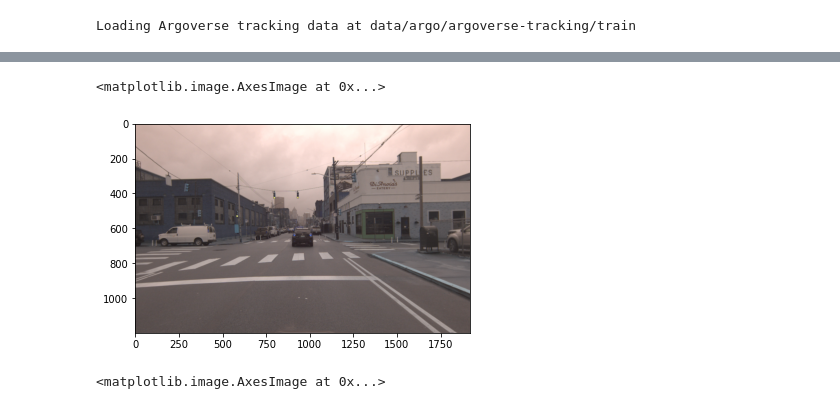
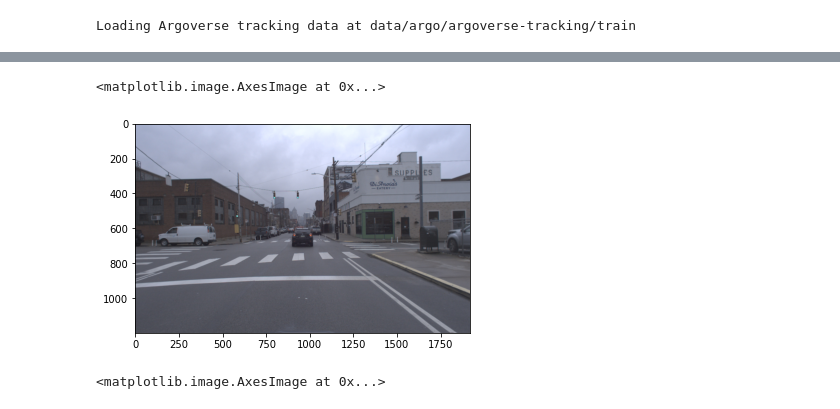
Before and after one commit to tom-roddick/mono-semantic-maps, a Jupyter notebook: explore_preprocess.ipynb, the cells around one changed output, grey strips where cells are left out. Saved outputs shown, nothing was run; the diff lists cells and outputs as text; code cells hidden in the pictures.

```diff
--- a/explore_preprocess.ipynb
+++ b/explore_preprocess.ipynb
@@ -89,11 +65,11 @@ plt.imshow(masks[0, ])
 # %%
 timestamp = scene.image_timestamp_list_sync[camera][frame]
 path = os.path.join('data', 'argo', 'argoverse-tracking', 'train', scene.current_log, camera, camera + '_' + str(timestamp) + '.jpg')
 image = cv2.imread(path)
-plt.imshow(image)
+plt.imshow(image[:, :, [2, 1, 0]])
 # %% [output]
 <matplotlib.image.AxesImage at 0x...>
-[figure, old version]
+[figure, new version]
 # %%
 plt.imshow(get_occlusion_mask(cam_lidar, config.map_extents,
                                             config.map_resolution))
```
Also changed, not shown: parts of 4 cells of this notebook, 11 other files.
